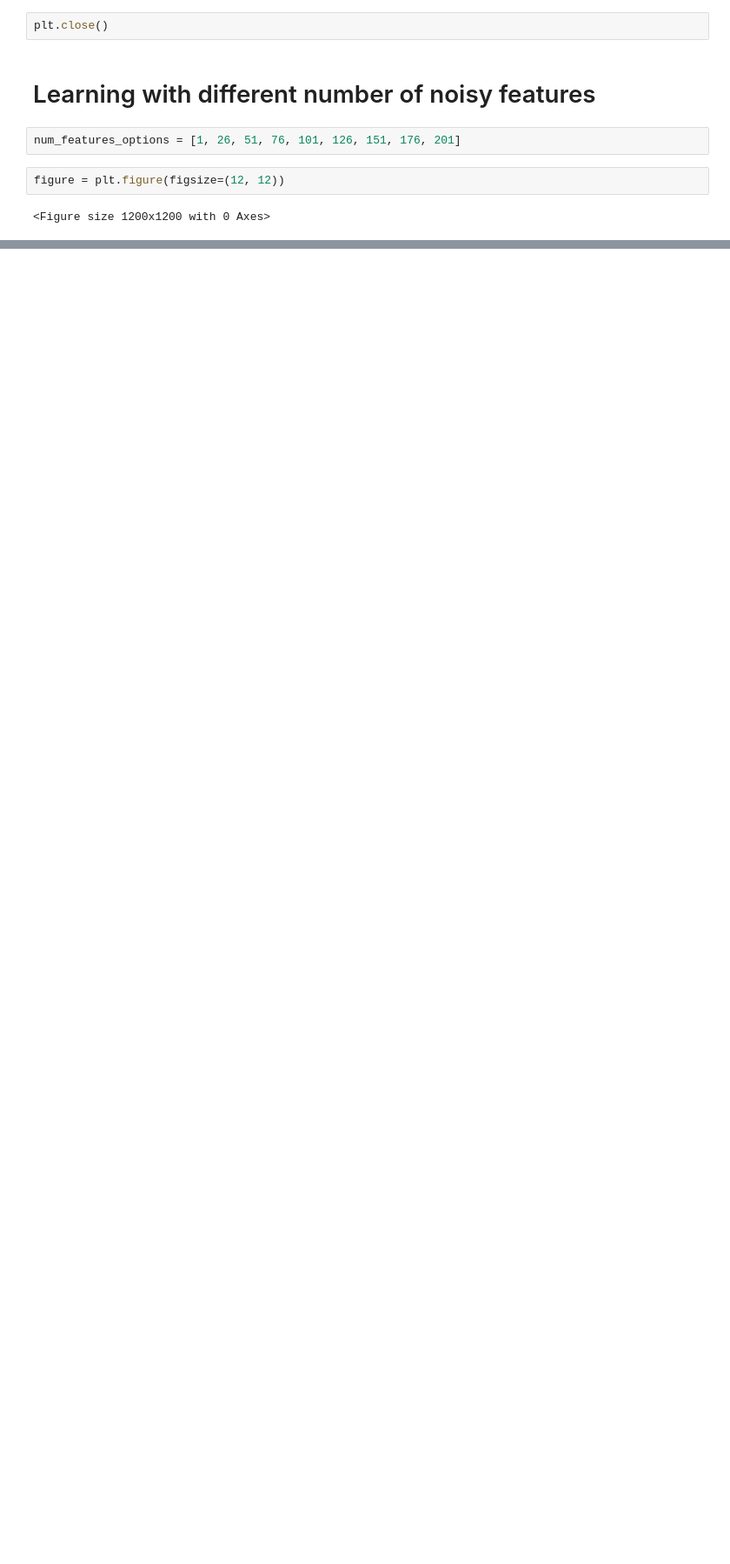
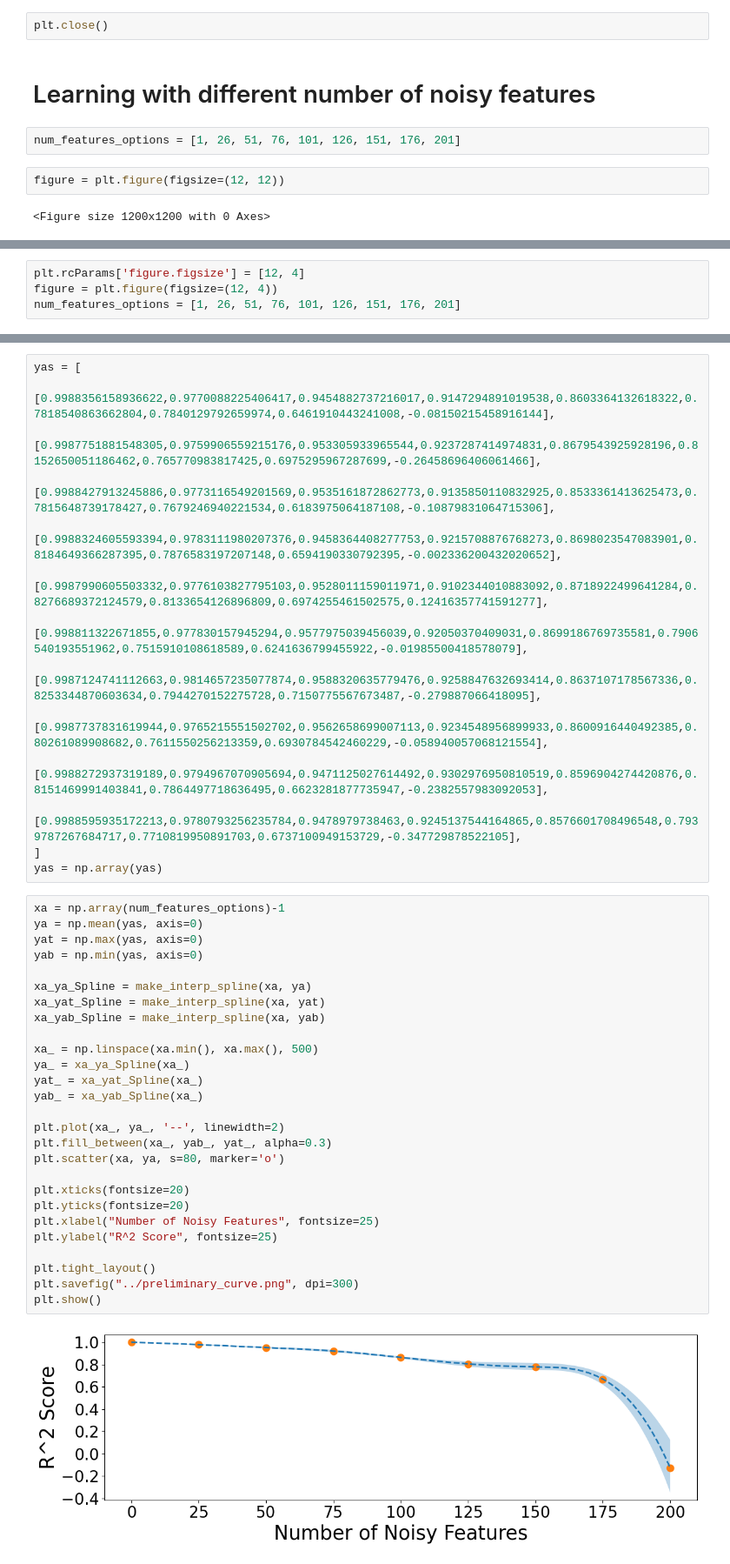
Before and after one commit to geshijoker/ChaosMining, a Jupyter notebook: notebooks/preliminary.ipynb, the cells around one changed output, grey strips where cells are left out. Shown: that part at 87% size. Cells and saved outputs as stored; diff of their text form; blank space fills up the shorter version.

```diff
--- a/notebooks/preliminary.ipynb
+++ b/notebooks/preliminary.ipynb
@@ -117,0 +119,4 @@ plt.show()
+# %%
+plt.rcParams['figure.figsize'] = [12, 4]
+figure = plt.figure(figsize=(12, 4))
+num_features_options = [1, 26, 51, 76, 101, 126, 151, 176, 201]
@@ -117,0 +152,43 @@ plt.show()
+# %%
+yas = [
+    [0.9988356158936622,0.9770088225406417,0.9454882737216017,0.9147294891019538,0.8603364132618322,0.7818540863662804,0.7840129792659974,0.6461910443241008,-0.08150215458916144],
+    [0.9987751881548305,0.9759906559215176,0.953305933965544,0.9237287414974831,0.8679543925928196,0.8152650051186462,0.765770983817425,0.6975295967287699,-0.26458696406061466],
+    [0.9988427913245886,0.9773116549201569,0.9535161872862773,0.9135850110832925,0.8533361413625473,0.7815648739178427,0.7679246940221534,0.6183975064187108,-0.10879831064715306],
+    [0.9988324605593394,0.9783111980207376,0.9458364408277753,0.9215708876768273,0.8698023547083901,0.8184649366287395,0.7876583197207148,0.6594190330792395,-0.002336200432020652],
+    [0.9987990605503332,0.9776103827795103,0.9528011159011971,0.9102344010883092,0.8718922499641284,0.8276689372124579,0.8133654126896809,0.6974255461502575,0.12416357741591277],
+    [0.998811322671855,0.977830157945294,0.9577975039456039,0.92050370409031,0.8699186769735581,0.7906540193551962,0.7515910108618589,0.6241636799455922,-0.01985500418578079],
+    [0.9987124741112663,0.9814657235077874,0.9588320635779476,0.9258847632693414,0.8637107178567336,0.8253344870603634,0.7944270152275728,0.7150775567673487,-0.279887066418095],
+    [0.9987737831619944,0.9765215551502702,0.9562658699007113,0.9234548956899933,0.8600916440492385,0.80261089908682,0.7611550256213359,0.6930784542460229,-0.058940057068121554],
+    [0.9988272937319189,0.9794967070905694,0.9471125027614492,0.9302976950810519,0.8596904274420876,0.8151469991403841,0.7864497718636495,0.6623281877735947,-0.2382557983092053],
+    [0.9988595935172213,0.9780793256235784,0.9478979738463,0.9245137544164865,0.8576601708496548,0.7939787267684717,0.7710819950891703,0.6737100949153729,-0.347729878522105],
+]
+yas = np.array(yas)
+# %%
+xa = np.array(num_features_options)-1
+ya = np.mean(yas, axis=0)
+yat = np.max(yas, axis=0)
+yab = np.min(yas, axis=0)
+
+xa_ya_Spline = make_interp_spline(xa, ya)
+xa_yat_Spline = make_interp_spline(xa, yat)
+xa_yab_Spline = make_interp_spline(xa, yab)
+
+xa_ = np.linspace(xa.min(), xa.max(), 500)
+ya_ = xa_ya_Spline(xa_)
+yat_ = xa_yat_Spline(xa_)
+yab_ = xa_yab_Spline(xa_)
+
+plt.plot(xa_, ya_, '--', linewidth=2)
+plt.fill_between(xa_, yab_, yat_, alpha=0.3)
+plt.scatter(xa, ya, s=80, marker='o')
+
+plt.xticks(fontsize=20)
+plt.yticks(fontsize=20)
+plt.xlabel("Number of Noisy Features", fontsize=25)
+plt.ylabel("R^2 Score", fontsize=25)
+
+plt.tight_layout()
+plt.savefig("../preliminary_curve.png", dpi=300)
+plt.show()
+# %% [output]
+[figure, added]
```
Also changed, not shown: parts of 10 cells of this notebook, 10 other files.
